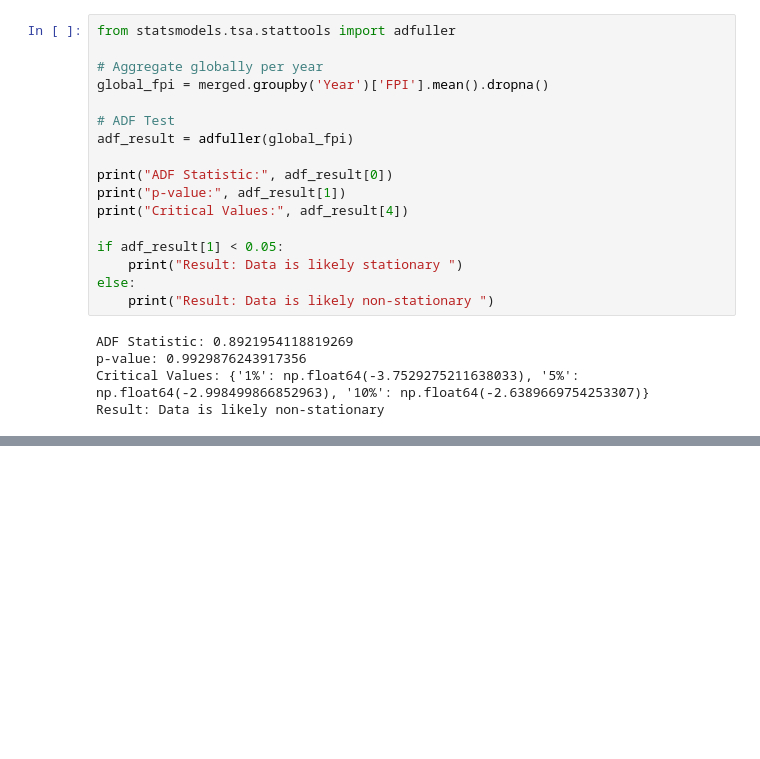
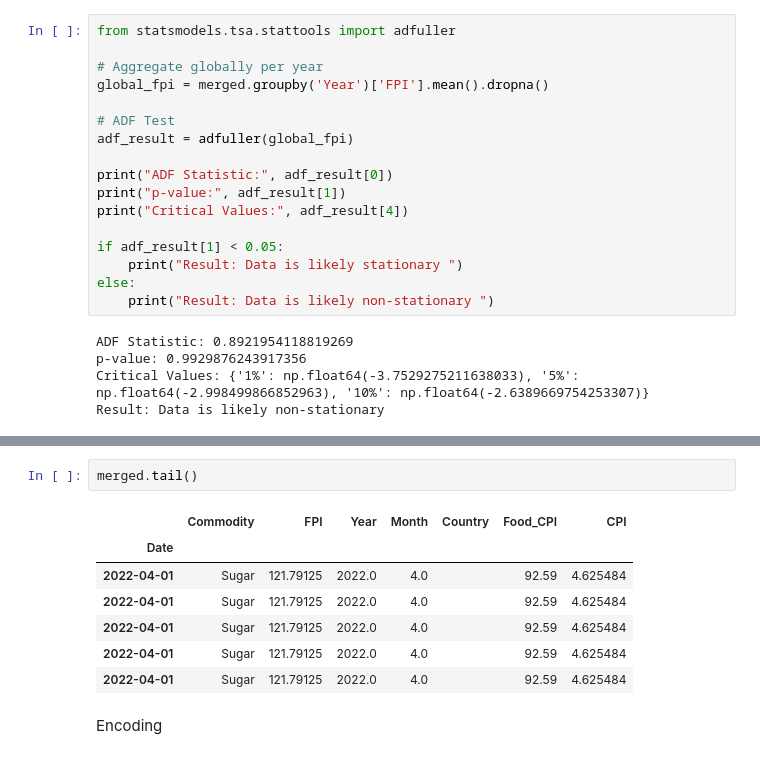
Before and after one commit to j-o-y-14/FOOD_PRICE_MONITOR, a Jupyter notebook: food.ipynb, the cells around one changed output, grey strips where cells are left out. Cells and saved outputs as stored; diff of their text form; blank space fills up the shorter version.

```diff
--- a/food.ipynb
+++ b/food.ipynb
@@ -467,0 +615,12 @@ plt.show()
+# %%
+merged.tail()
+# %% [output]
+|  | Commodity | FPI | Year | Month | Country | Food_CPI | CPI |
+| Date |  |  |  |  |  |  |  |
+| 2022-04-01 | Sugar | 121.79125 | 2022.0 | 4.0 |  | 92.59 | 4.625484 |
+| 2022-04-01 | Sugar | 121.79125 | 2022.0 | 4.0 |  | 92.59 | 4.625484 |
+| 2022-04-01 | Sugar | 121.79125 | 2022.0 | 4.0 |  | 92.59 | 4.625484 |
+| 2022-04-01 | Sugar | 121.79125 | 2022.0 | 4.0 |  | 92.59 | 4.625484 |
+| 2022-04-01 | Sugar | 121.79125 | 2022.0 | 4.0 |  | 92.59 | 4.625484 |
+# %% [markdown]
+Encoding
```
Also changed, not shown: parts of 28 cells of this notebook, 1 other file.
